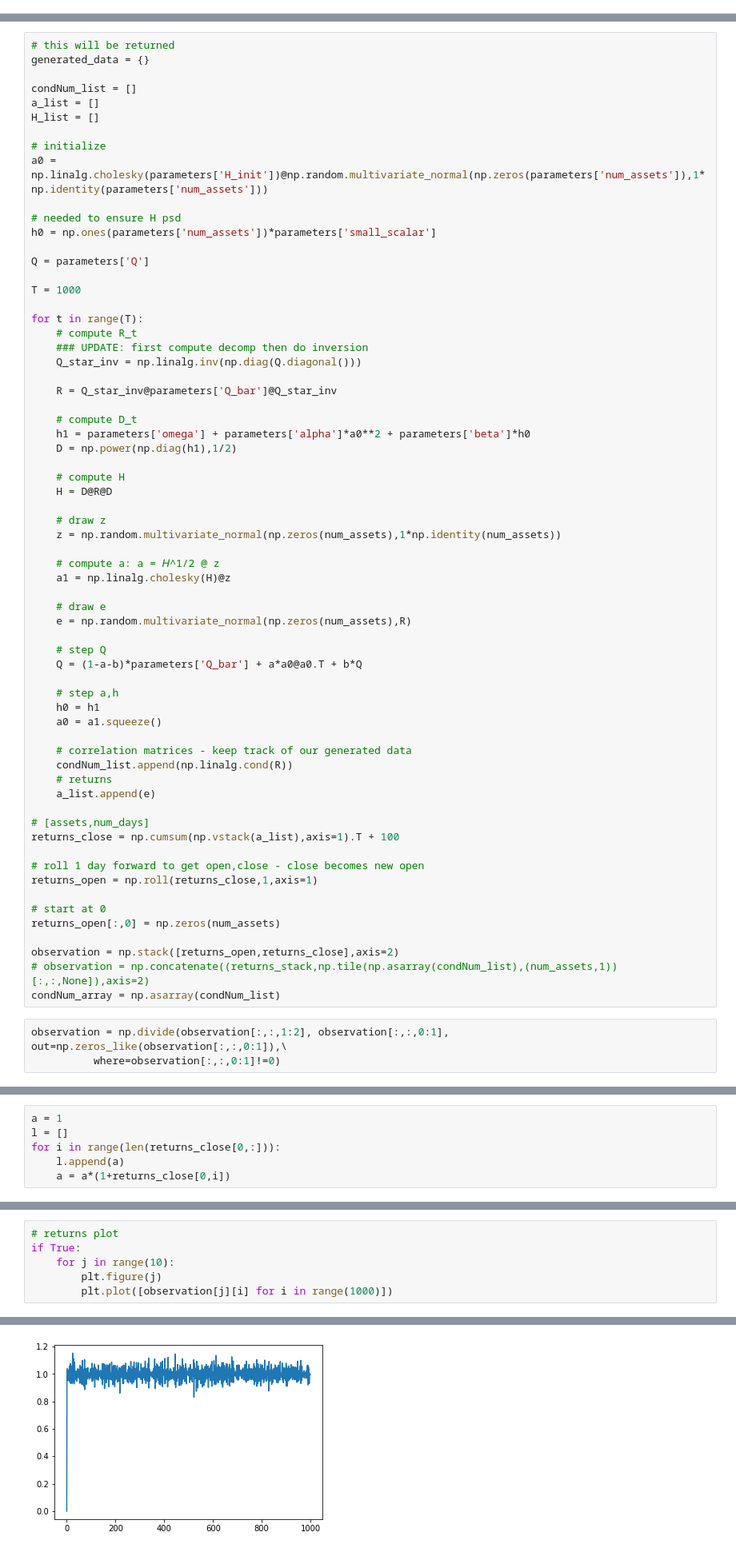
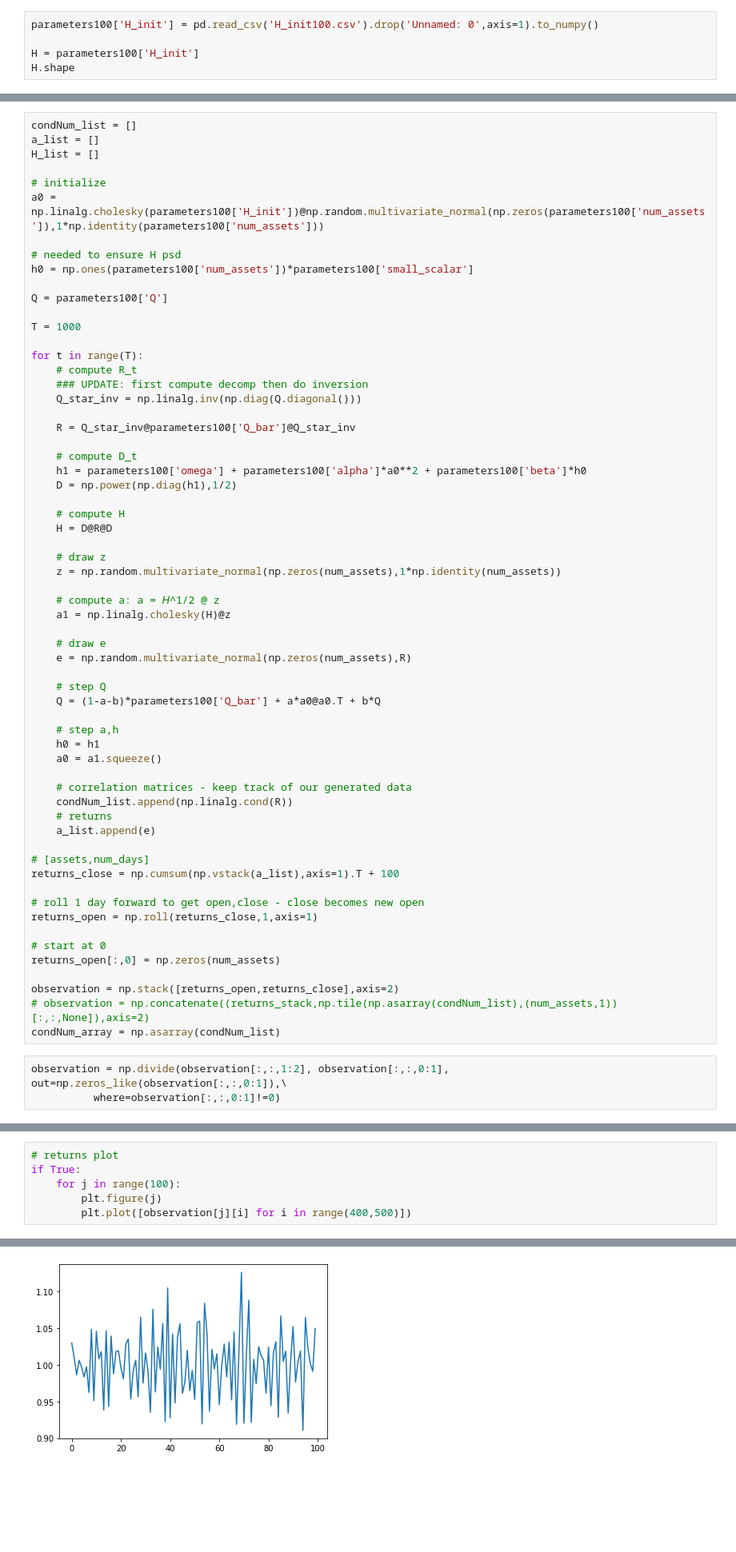
Before and after one commit to zm922/sum19, a Jupyter notebook: generate_data.ipynb, the cells around one changed output, grey strips where cells are left out. Shown at 80% size. Saved outputs shown, nothing was run; the diff lists cells and outputs as text; blank space fills up the shorter version.

```diff
--- a/generate_data.ipynb
+++ b/generate_data.ipynb
@@ -53,0 +79,5 @@ parameters['num_assets'] = 10
+# %%
+parameters100['H_init'] = pd.read_csv('H_init100.csv').drop('Unnamed: 0',axis=1).to_numpy()
+
+H = parameters100['H_init']
+H.shape
@@ -54,18 +86,15 @@ parameters['num_assets'] = 10
 # %%
-# this will be returned
-generated_data = {}
-
 condNum_list = []
 a_list = []
 H_list = []
 
 # initialize
-a0 = np.linalg.cholesky(parameters['H_init'])@np.random.multivariate_normal(np.zeros(parameters['num_assets']),1*np.identity(parameters['num_assets']))
+a0 = np.linalg.cholesky(parameters100['H_init'])@np.random.multivariate_normal(np.zeros(parameters100['num_assets']),1*np.identity(parameters100['num_assets']))
 
 # needed to ensure H psd
-h0 = np.ones(parameters['num_assets'])*parameters['small_scalar']
+h0 = np.ones(parameters100['num_assets'])*parameters100['small_scalar']
 
-Q = parameters['Q']
+Q = parameters100['Q']
 
 T = 1000
 
@@ -74,10 +103,10 @@ for t in range(T):
     ### UPDATE: first compute decomp then do inversion
     Q_star_inv = np.linalg.inv(np.diag(Q.diagonal()))
 
-    R = Q_star_inv@parameters['Q_bar']@Q_star_inv
+    R = Q_star_inv@parameters100['Q_bar']@Q_star_inv
 
     # compute D_t
-    h1 = parameters['omega'] + parameters['alpha']*a0**2 + parameters['beta']*h0
+    h1 = parameters100['omega'] + parameters100['alpha']*a0**2 + parameters100['beta']*h0
     D = np.power(np.diag(h1),1/2)
 
     # compute H
@@ -93,7 +122,7 @@ for t in range(T):
     e = np.random.multivariate_normal(np.zeros(num_assets),R)
 
     # step Q
-    Q = (1-a-b)*parameters['Q_bar'] + a*a0@a0.T + b*Q
+    Q = (1-a-b)*parameters100['Q_bar'] + a*a0@a0.T + b*Q
 
     # step a,h
     h0 = h1
@@ -146,6 +150,0 @@ returns_close = returns_close + 100
-# %%
-a = 1
-l = []
-for i in range(len(returns_close[0,:])):
-    l.append(a)
-    a = a*(1+returns_close[0,i])
@@ -162,7 +157,7 @@ plt.plot(condNum_array)
 # %%
 # returns plot
 if True:
-    for j in range(10):
+    for j in range(100):
         plt.figure(j)
-        plt.plot([observation[j][i] for i in range(1000)])
+        plt.plot([observation[j][i] for i in range(400,500)])
 # %% [output]
@@ -177 +172 @@ if True:
-[figure, old version]
+[figure, new version]
```
Also changed, not shown: parts of 27 cells of this notebook, 17 other files.
